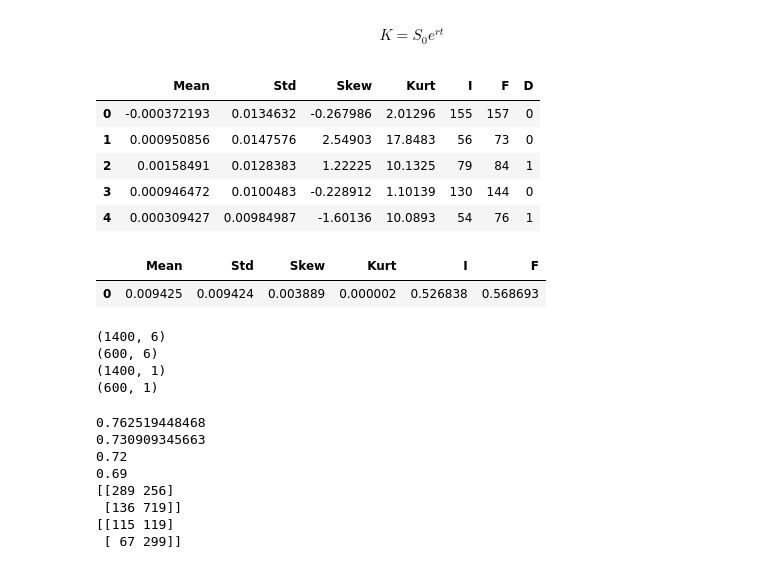
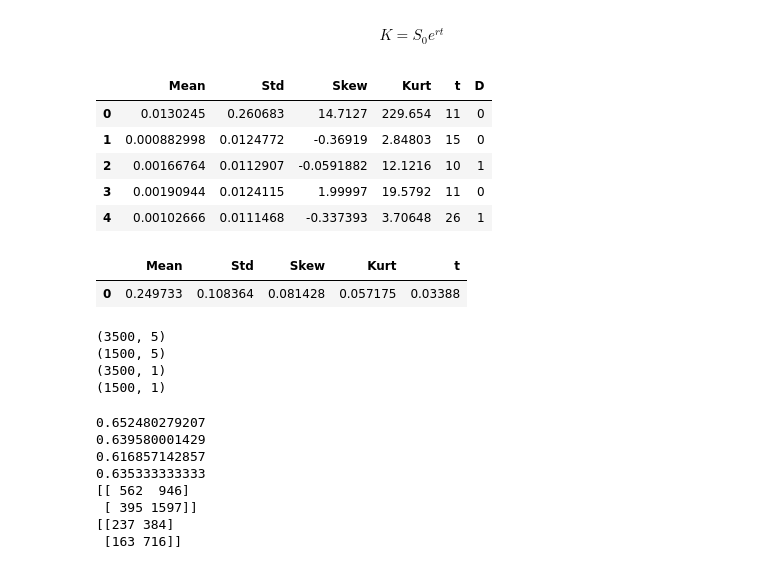
Before and after one commit to aleespa/Equipo-3, a Jupyter notebook: ?.ipynb, the cells around one changed output. Saved outputs shown, nothing was run; the diff lists cells and outputs as text; code cells hidden in the pictures.

```diff
--- a/?.ipynb
+++ b/?.ipynb
@@ -32,7 +32,7 @@ X.head()
 5 rows × 503 columns
 # %%
 r = 0.035/365
-n = 2000
+n = 5000
 # %%
 Times = [(t1,t1+np.random.choice(range(1,30))) for t1 in [np.random.choice(range(220))for _ in range(n)] ]
 # %%
@@ -47,47 +47,47 @@ Z['Kurt'] = M.kurt()
 # %% [markdown]
 $$K=S_0e^{rt}$$
 # %%
-Y = pd.DataFrame(columns=['Mean','Std','Skew','Kurt','I','F','D'],index=range(n))
+Y = pd.DataFrame(columns=['Mean','Std','Skew','Kurt','t','D'],index=range(n))
 for i in range(n):
     ran = np.random.choice(503)
-    t = (Times[i][1]-Times[i][0])/365
+    t = (Times[i][1]-Times[i][0])
     S0 = X.T.iloc[ran][Times[i][0]]
     K = S0*np.e**(r*t)
     St =  X.T.iloc[ran][Times[i][1]]
     d=  (K <=St)*1
-    Y.iloc[i]=list(Z.iloc[ran])+[Times[i][0],Times[i][1],d]
+    Y.iloc[i]=list(Z.iloc[ran])+[Times[i][1]-Times[i][0],d]
 # %%
 Y.head()
 # %% [output]
-|  | Mean | Std | Skew | Kurt | I | F | D |
-| 0 | -0.000372193 | 0.0134632 | -0.267986 | 2.01296 | 155 | 157 | 0 |
-| 1 | 0.000950856 | 0.0147576 | 2.54903 | 17.8483 | 56 | 73 | 0 |
-| 2 | 0.00158491 | 0.0128383 | 1.22225 | 10.1325 | 79 | 84 | 1 |
-| 3 | 0.000946472 | 0.0100483 | -0.228912 | 1.10139 | 130 | 144 | 0 |
-| 4 | 0.000309427 | 0.00984987 | -1.60136 | 10.0893 | 54 | 76 | 1 |
+|  | Mean | Std | Skew | Kurt | t | D |
+| 0 | 0.0130245 | 0.260683 | 14.7127 | 229.654 | 11 | 0 |
+| 1 | 0.000882998 | 0.0124772 | -0.36919 | 2.84803 | 15 | 0 |
+| 2 | 0.00166764 | 0.0112907 | -0.0591882 | 12.1216 | 10 | 1 |
+| 3 | 0.00190944 | 0.0124115 | 1.99997 | 19.5792 | 11 | 0 |
+| 4 | 0.00102666 | 0.0111468 | -0.337393 | 3.70648 | 26 | 1 |
 # %%
 for col in Y.columns:
     Y[col] = Y[col].apply(pd.to_numeric, errors='coerce')
 # %%
-W = Y[['Mean','Std','Skew','Kurt','I','F']]
+W = Y[['Mean','Std','Skew','Kurt','t']]
 y = Y[['D']]
 # %%
-woe = WoE(['I','F'],['Mean','Std','Skew','Kurt'])
-woe.fit(W,y,bins=range(2,30))
+woe = WoE(disc = [],cont=['t','Mean','Std','Skew','Kurt'])
+woe.fit(W,y,bins=range(2,50))
 Ww = woe.transform(W)
 woe.IV
 # %% [output]
-|  | Mean | Std | Skew | Kurt | I | F |
-| 0 | 0.009425 | 0.009424 | 0.003889 | 0.000002 | 0.526838 | 0.568693 |
+|  | Mean | Std | Skew | Kurt | t |
+| 0 | 0.249733 | 0.108364 | 0.081428 | 0.057175 | 0.03388 |
 # %%
 Xt,Xv,yt,yv =train_test_split(Ww,y,train_size=0.7)
 for d in [Xt,Xv,yt,yv]:
     print d.shape
 # %% [output]
-(1400, 6)
-(600, 6)
-(1400, 1)
-(600, 1)
+(3500, 5)
+(1500, 5)
+(3500, 1)
+(1500, 1)
 # %%
 def metricas(model,Xt,Xv,yt,yv):
     print roc_auc_score(y_score=model.predict_proba(Xt)[:,1],y_true=yt)
@@ -101,14 +101,14 @@ model =LogisticRegression()
 model.fit(Xt,yt)
 metricas(model,Xt,Xv,yt,yv)
 # %% [output]
-0.762519448468
-0.730909345663
-0.72
-0.69
-[[289 256]
- [136 719]]
-[[115 119]
- [ 67 299]]
+0.652480279207
+0.639580001429
+0.616857142857
+0.635333333333
+[[ 562  946]
+ [ 395 1597]]
+[[237 384]
+ [163 716]]
 # %%
 from sklearn.tree import DecisionTreeClassifier
 param_grid = dict(criterion=['gini','entropy'],
```
Also changed, not shown: parts of 5 cells of this notebook, 2 other files.
